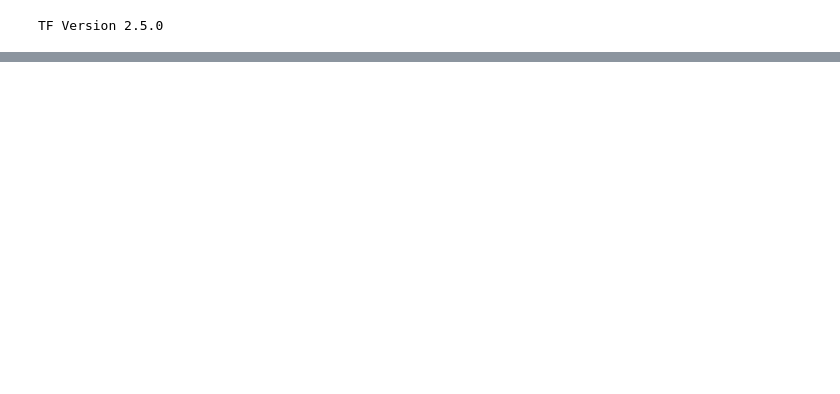
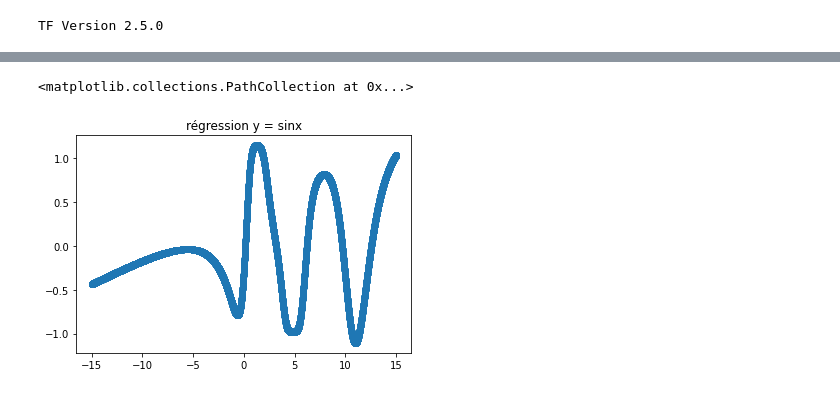
Before and after one commit to tengfeixia/RN_avec_des_incertitudes_propag-es, a Jupyter notebook: DNN_version2_2_adam+incer_adam.ipynb, the cells around one changed output, grey strips where cells are left out. Drawn from its saved outputs; the diff is of its cells as text; code cells hidden in the pictures; blank space fills up the shorter version.

```diff
--- a/DNN_version2_2_adam+incer_adam.ipynb
+++ b/DNN_version2_2_adam+incer_adam.ipynb
@@ -360,0 +361,7 @@ for i in range (5):
+# %%
+plt.figure()
+plt.title ("régression y = sinx")
+plt.scatter (X, my_nn.feed_forward(X))
+# %% [output]
+<matplotlib.collections.PathCollection at 0x...>
+[figure, added]
```
Also changed, not shown: parts of 3 cells of this notebook.
